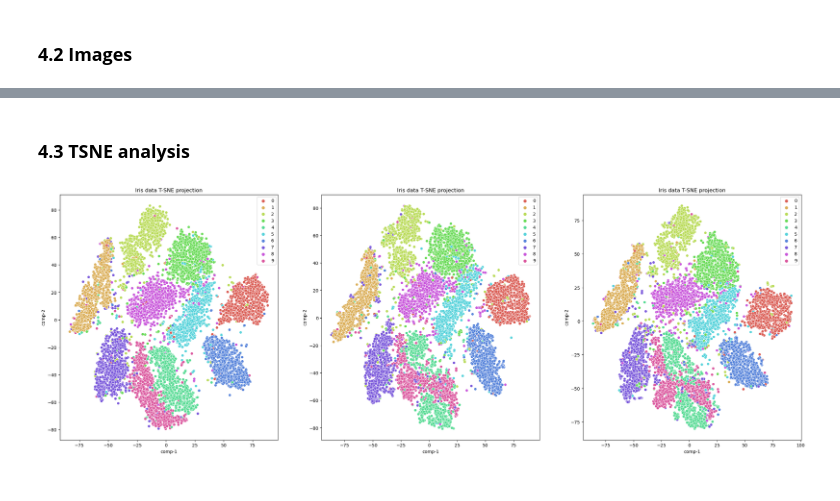
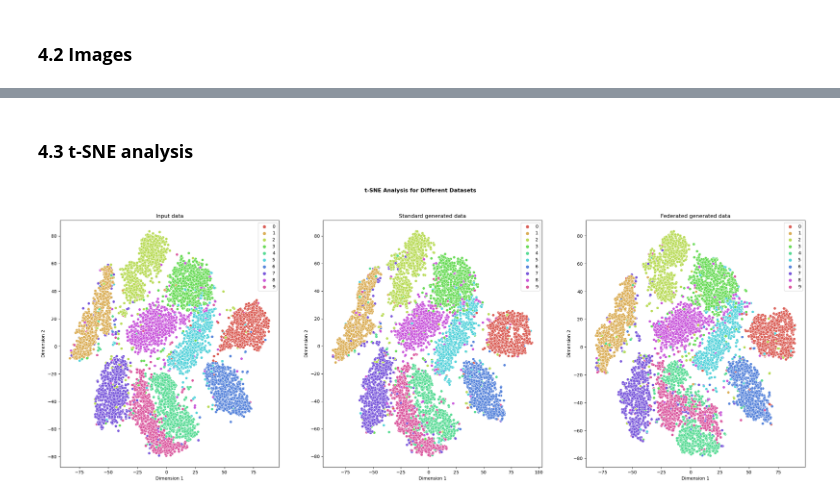
Before and after one commit to hugo-dugdale/federated_VAE_MNIST, a Jupyter notebook: federated_VAE.ipynb, the cells around one changed output, grey strips where cells are left out. Saved outputs shown, nothing was run; the diff lists cells and outputs as text; code cells hidden in the pictures.

Commit message:
Created figures and cleaned notebook

```diff
--- a/federated_VAE.ipynb
+++ b/federated_VAE.ipynb
@@ -309,9 +325,9 @@ criterion = VAELoss()
 models = [copy.deepcopy(FederatedVAE) for _ in range(N_CENTRES)]
 # %%
 # Loss dictionary
-fed_losses = {'recon': [],
-             'kl': [],
-             'training': []
+fed_losses = {'Reconstruction': [],
+              'KL': [],
+              'Training': []
              }
 
 # Begin training
@@ -365,9 +381,9 @@ for round_idx in range(N_ROUNDS):
     init_params = trained_model.state_dict()
 
     # Average loss over round
-    fed_losses['recon'].append(running_recon_loss/(batch_idx+1)*4)
-    fed_losses['kl'].append(running_kl_loss/(batch_idx+1)*4)
-    fed_losses['training'].append(running_train_loss/(batch_idx+1)*4)
+    fed_losses['Reconstruction'].append(running_recon_loss/(batch_idx+1)*4)
+    fed_losses['KL'].append(running_kl_loss/(batch_idx+1)*4)
+    fed_losses['Training'].append(running_train_loss/(batch_idx+1)*4)
 
 # Save final model
 FederatedVAE = trained_model
@@ -380,8 +396,21 @@ Beginning Federated VAE training...
 # %%
 # Loss plots
 fig, axs = plt.subplots(1,3, figsize=(30,10))
-plt.suptitle("Loss Curves for Standard VAE")
+plt.suptitle("Loss Curves for Standard VAE", fontweight='bold')
 for i, k in enumerate(losses):
   loss_plot(np.linspace(1, N_EPOCHS, N_EPOCHS).astype(int), losses[k], axs=axs[i])
   axs[i].set_title(f"{k} loss")
+  axs[i].set_xlabel('Epochs')
+  axs[i].set_ylabel('Loss')
+plt.savefig(os.path.join(figure_dir, 'standard_loss_curve'), bbox_inches='tight')
+
+# Loss plots
+fig, axs = plt.subplots(1,3, figsize=(30,10))
+plt.suptitle("Loss Curves for Federated VAE", fontweight='bold')
+for i, k in enumerate(fed_losses):
+  loss_plot(np.linspace(1, N_ROUNDS, N_ROUNDS).astype(int), fed_losses[k], axs=axs[i])
+  axs[i].set_title(f"{k} loss")
+  axs[i].set_xlabel('Rounds')
+  axs[i].set_ylabel('Loss')
+plt.savefig(os.path.join(figure_dir, 'federated_loss_curve'))
 # %% [output]
@@ -485,5 +526,5 @@ Federated Generated Images
 # %% [markdown]
-### **4.3 TSNE analysis**
+### **4.3 t-SNE analysis**
 # %%
 # Containers for test evaluation
 feds = []
@@ -498,37 +539,42 @@ with torch.no_grad():
     for batch_idx, (data, label) in enumerate(test_loader):
         data = data.to(device)
         fed_recon = FederatedVAE(data)[0].cpu()
         standard_recon = StandardVAE(data)[0].cpu()
         data.cpu()
 
         # Append to lists
         feds.append(fed_recon)
         standards.append(standard_recon)
         labels.append(label)
         data_list.append(data)
 
 # Concatenate tensors
 feds = torch.cat(feds).cpu()
 feds = feds.view(feds.shape[0], -1)
 standards = torch.cat(standards).cpu()
 standards = standards.view(standards.shape[0], -1)
 data_list = torch.cat(data_list).cpu()
 data_list = data_list.view(data_list.shape[0], -1)
 labels = torch.cat(labels).cpu()
 
 # Create TSNE object
 tsne = TSNE(n_components=2, verbose=0, random_state=0)
 
 # Plot TSNE
 fig, axs = plt.subplots(1, 3, figsize=(30,10))
-for i, datas in enumerate([data_list, standards, feds]):
-    z = tsne.fit_transform(datas)
+plt.suptitle('t-SNE Analysis for Different Datasets', fontweight='bold')
+for i, (tag, data) in enumerate(zip(['Input data',
+                                     'Standard generated data',
+                                      'Federated generated data'],
+                                    [data_list, standards, feds])):
+    z = tsne.fit_transform(data)
     df = pd.DataFrame()
     df["y"] = labels
-    df["comp-1"] = z[:,0]
-    df["comp-2"] = z[:,1]
-    sns.scatterplot(x="comp-1", y="comp-2", hue=df.y.tolist(),
+    df["Dimension 1"] = z[:,0]
+    df["Dimension 2"] = z[:,1]
+    sns.scatterplot(x="Dimension 1", y="Dimension 2", hue=df.y.tolist(),
                     ax=axs[i], palette=sns.color_palette("hls", 10),
-                    data=df).set(title="Iris data T-SNE projection")
+                    data=df).set(title=tag)
+plt.savefig(os.path.join(figure_dir, 't-SNE plots'))
 # %% [output]
-[figure, old version]
+[figure, new version]
```
Also changed, not shown: parts of 9 cells of this notebook, 8 other files.
